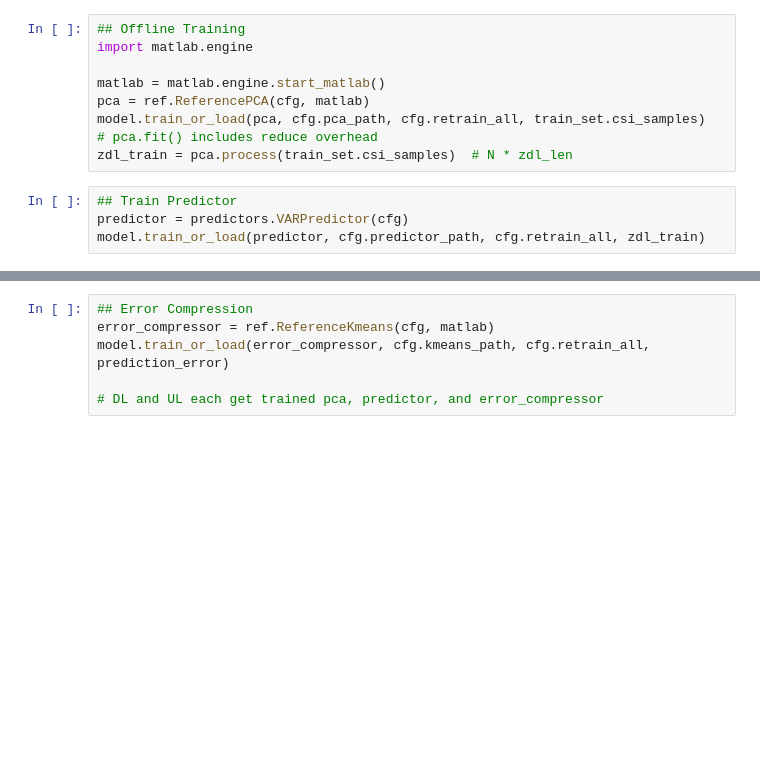
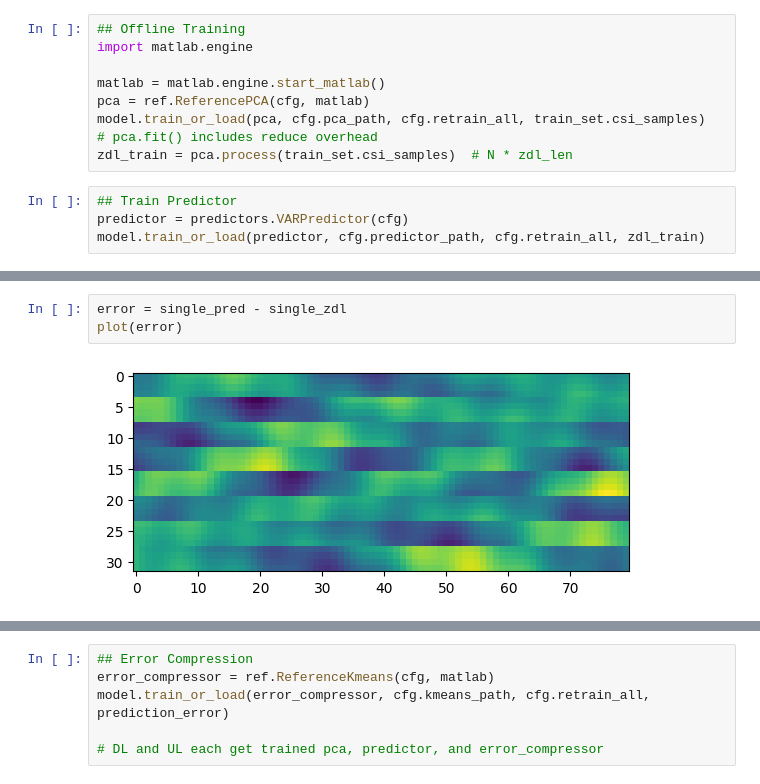
Before and after one commit to dziper/NonstaticCSI, a Jupyter notebook: project/varPredictorTest.ipynb, the cells around one changed output, grey strips where cells are left out. Cells and saved outputs as stored; diff of their text form; blank space fills up the shorter version.

```diff
--- a/project/varPredictorTest.ipynb
+++ b/project/varPredictorTest.ipynb
@@ -37,0 +65,5 @@ ValueError: operands could not be broadcast together with shapes (2009,2008) (1,
+# %%
+error = single_pred - single_zdl
+plot(error)
+# %% [output]
+[figure, added]
```
Also changed, not shown: parts of 4 cells of this notebook, 2 other files.
